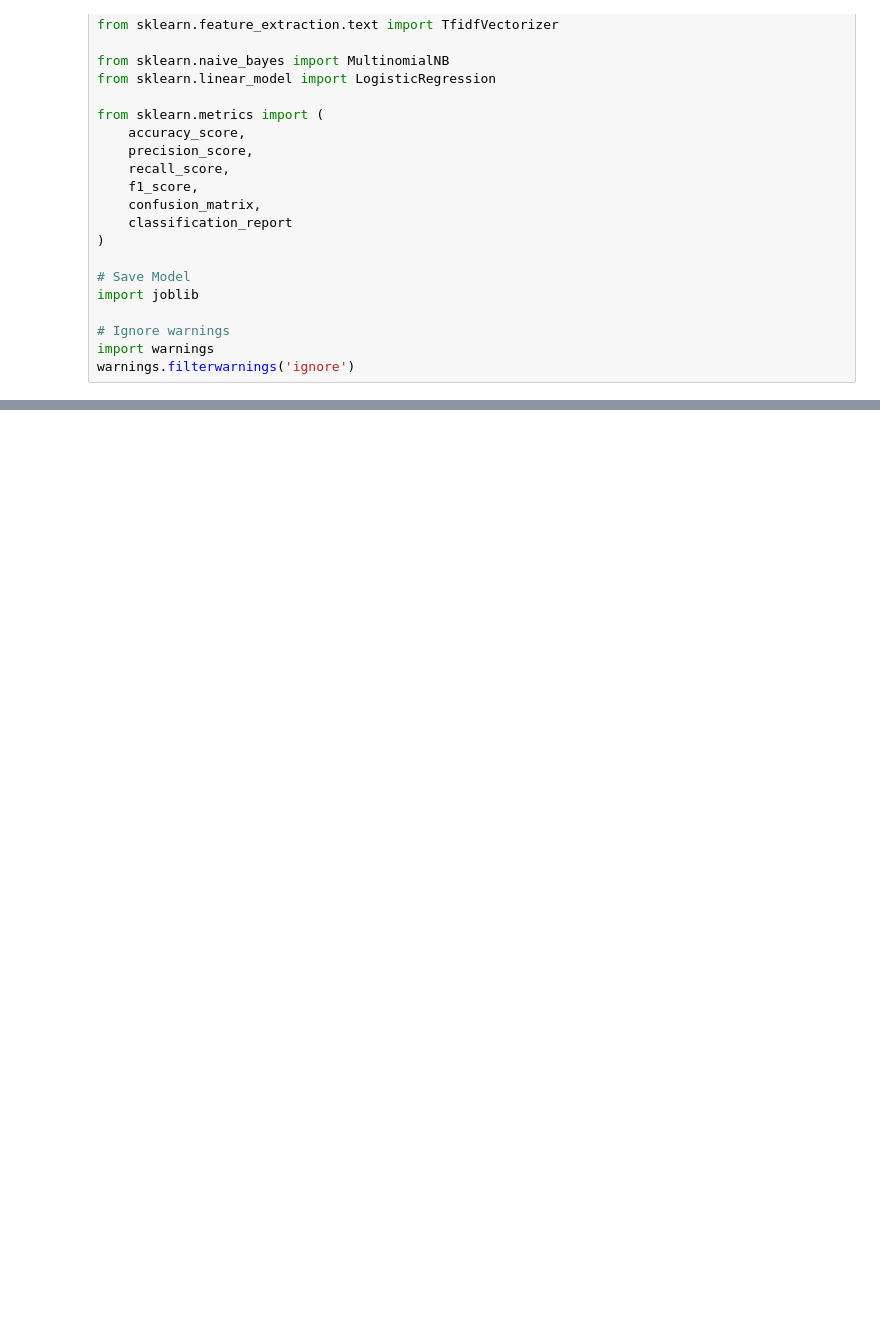
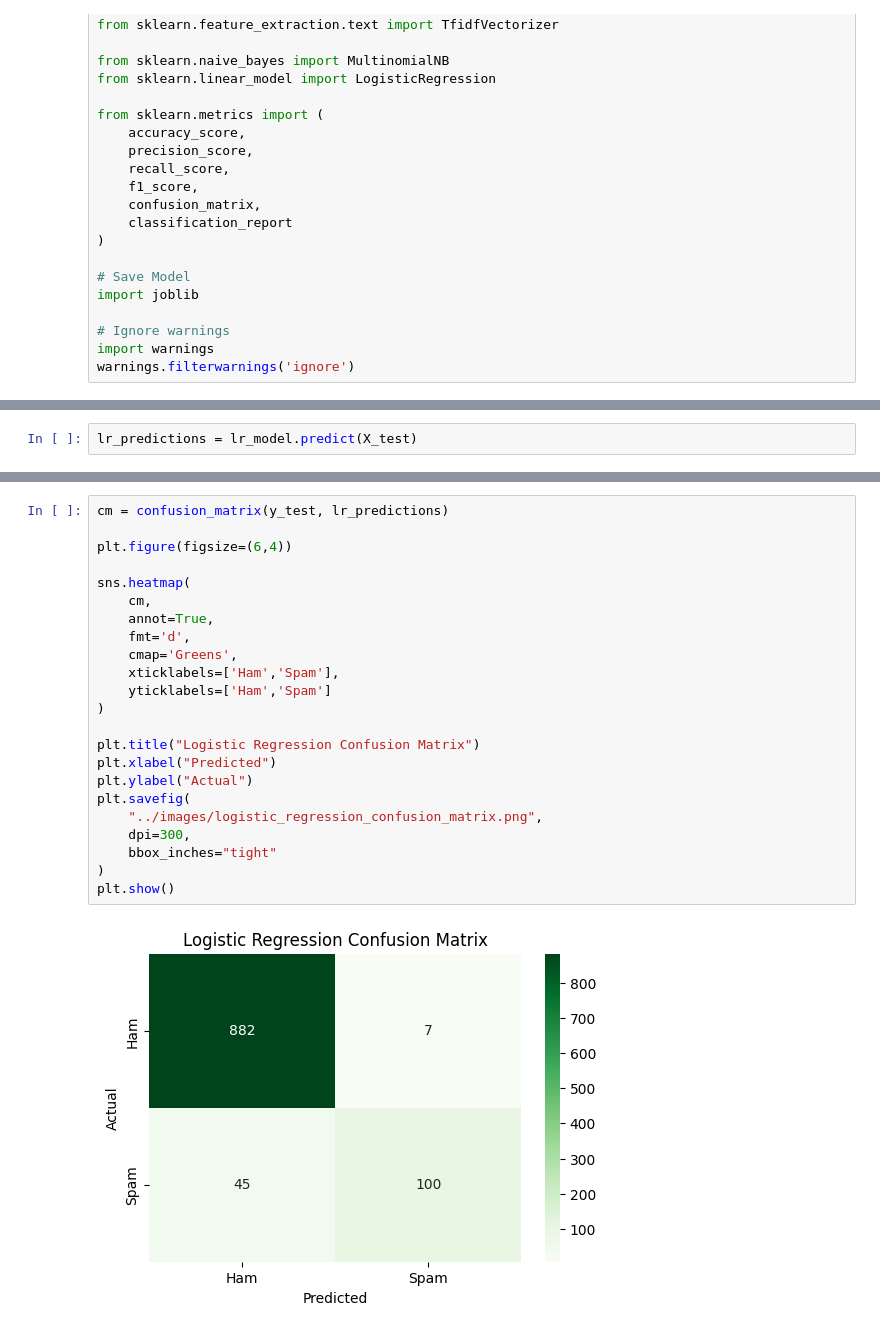
Before and after one commit to Dharshankumar913/OIBSIP, a Jupyter notebook: DataScience-Task4-EmailSpamDetection/notebook/Email_Spam_Detection.ipynb, the cells around one changed output, grey strips where cells are left out. Saved outputs shown, nothing was run; the diff lists cells and outputs as text; blank space fills up the shorter version.

```diff
--- a/DataScience-Task4-EmailSpamDetection/notebook/Email_Spam_Detection.ipynb
+++ b/DataScience-Task4-EmailSpamDetection/notebook/Email_Spam_Detection.ipynb
@@ -51,0 +363,2 @@ True
+# %%
+lr_predictions = lr_model.predict(X_test)
@@ -51,0 +391,25 @@ True
+# %%
+cm = confusion_matrix(y_test, lr_predictions)
+
+plt.figure(figsize=(6,4))
+
+sns.heatmap(
+    cm,
+    annot=True,
+    fmt='d',
+    cmap='Greens',
+    xticklabels=['Ham','Spam'],
+    yticklabels=['Ham','Spam']
+)
+
+plt.title("Logistic Regression Confusion Matrix")
+plt.xlabel("Predicted")
+plt.ylabel("Actual")
+plt.savefig(
+    "../images/logistic_regression_confusion_matrix.png",
+    dpi=300,
+    bbox_inches="tight"
+)
+plt.show()
+# %% [output]
+[figure, added]
```
Also changed, not shown: parts of 43 cells of this notebook.
